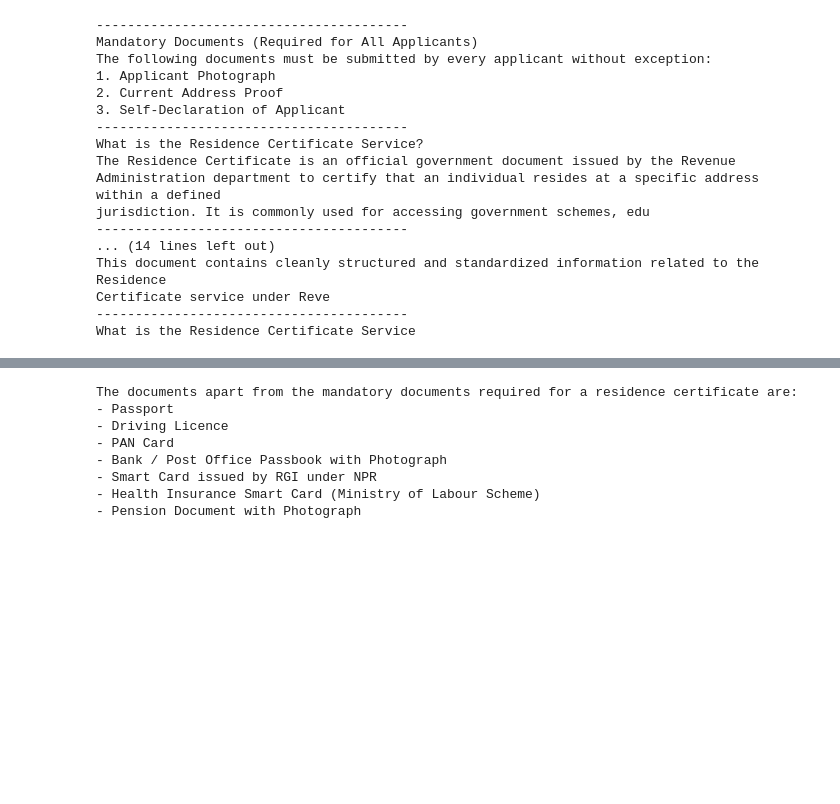
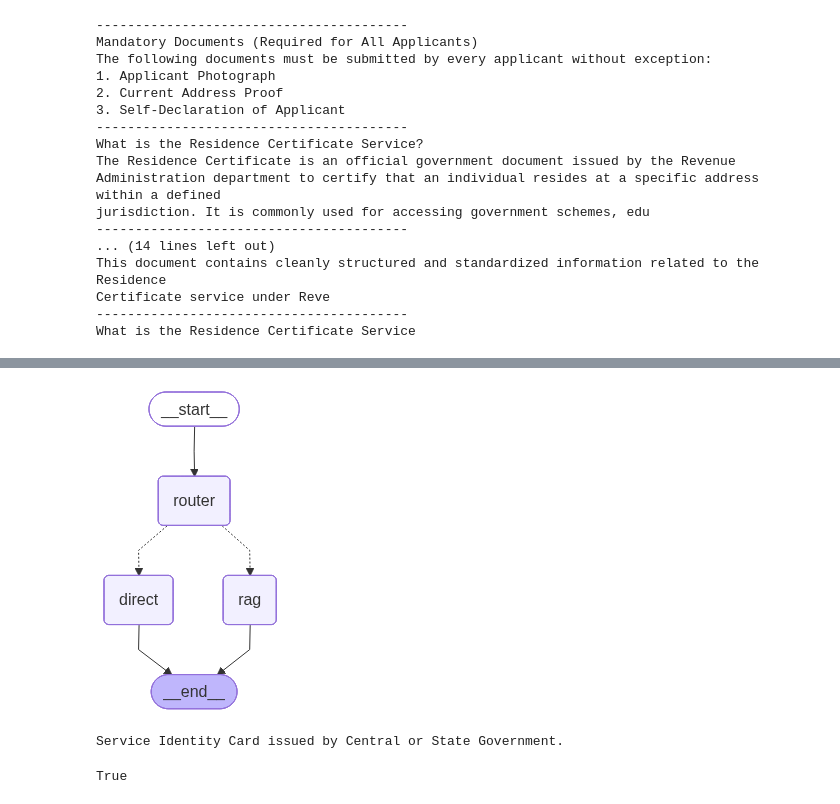
Before and after one commit to prasathjeyamoorthy-blip/ORCHESTRA, a Jupyter notebook: document.ipynb, the cells around one changed output, grey strips where cells are left out. Drawn from its saved outputs; the diff is of its cells as text; code cells hidden in the pictures; blank space fills up the shorter version.

```diff
--- a/document.ipynb
+++ b/document.ipynb
@@ -246,7 +249,7 @@ def route_question(state: RAGState) -> RAGState:
     response = client_llm.chat.completions.create(
         model="meta/llama-3.1-8b-instruct",
         messages=router_prompt,
-        temperature=0
+        temperature=0.3
     )
 
     decision = response.choices[0].message.content.strip().upper()
@@ -331,31 +334,34 @@ Answer format:
 # %%
-from langgraph.graph import StateGraph, END
 
 graph = StateGraph(RAGState)
 
 # Nodes
 graph.add_node("router", route_question)
 graph.add_node("rag", rag_node)
 graph.add_node("direct", direct_llm_node)
 
 # Entry point
 graph.set_entry_point("router")
 
 # Conditional routing
 graph.add_conditional_edges(
     "router",
     lambda state: state["route"],
     {
         "rag": "rag",
         "direct": "direct"
     }
 )
 
 # End nodes
 graph.add_edge("rag", END)
 graph.add_edge("direct", END)
 
 agentic_rag = graph.compile()
+
+agentic_rag
+# %% [output]
+[figure, added]
 # %%
 def answer_question(question: str):
     result = agentic_rag.invoke(
@@ -368,13 +374,6 @@ def answer_question(question: str):
     )
     return result["answer"]
 # %%
-print(answer_question("What are the documents apart from the mandatory documents are  required for a residence certificate?"))
+print(answer_question("What are the documents required if i am a govenment employee but not a politician?"))
 # %% [output]
-The documents apart from the mandatory documents required for a residence certificate are:
-- Passport
-- Driving Licence
-- PAN Card
-- Bank / Post Office Passbook with Photograph
-- Smart Card issued by RGI under NPR
-- Health Insurance Smart Card (Ministry of Labour Scheme)
-- Pension Document with Photograph
+Service Identity Card issued by Central or State Government.
@@ -380,0 +382,12 @@ The documents apart from the mandatory documents required for a residence certif
+# %%
+from qdrant_client.models import VectorParams, Distance
+
+qdrant_client.create_collection(
+    collection_name="validation_rules",
+    vectors_config=VectorParams(
+        size=1024,              # REQUIRED for nv-embedqa-e5-v5
+        distance=Distance.COSINE
+    )
+)
+# %% [output]
+True
```
Also changed, not shown: parts of 11 cells of this notebook.
